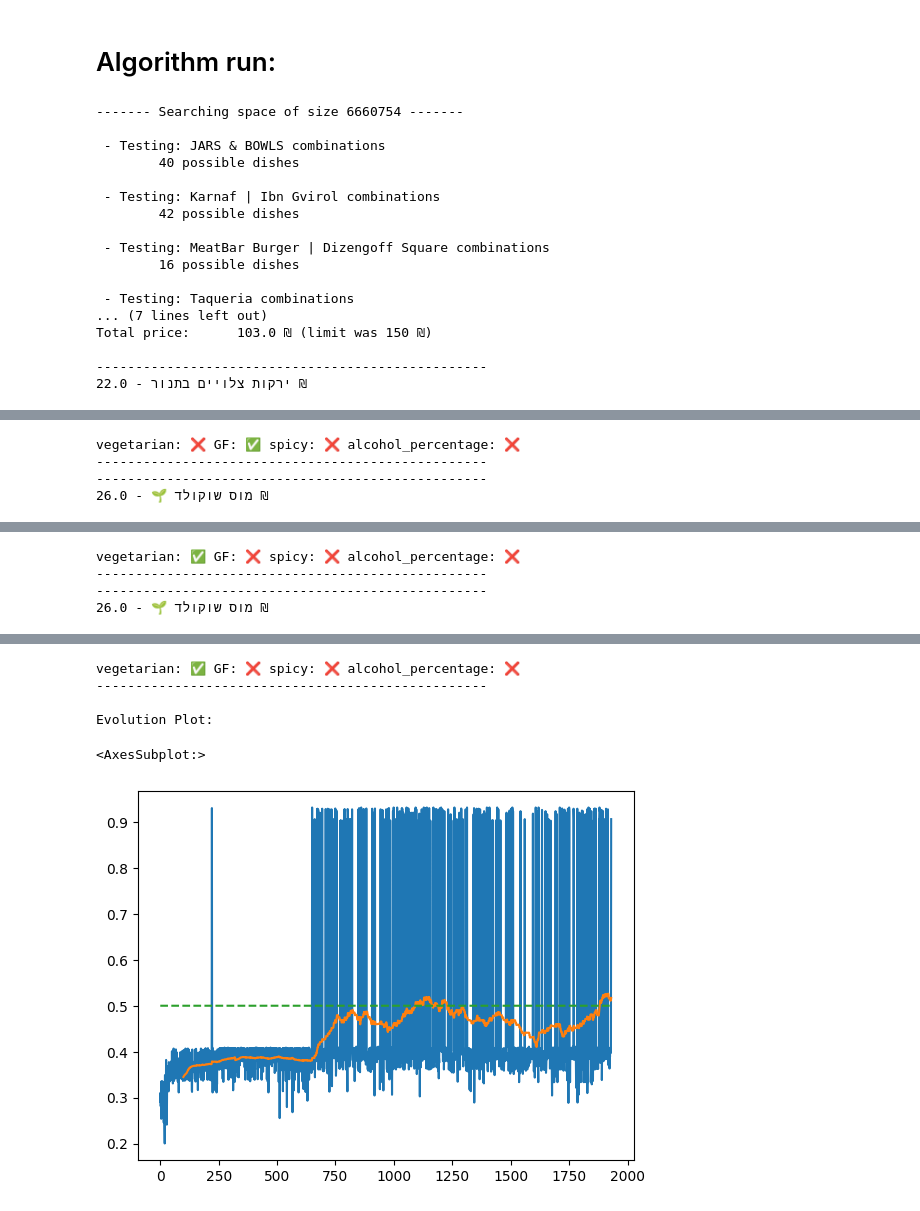
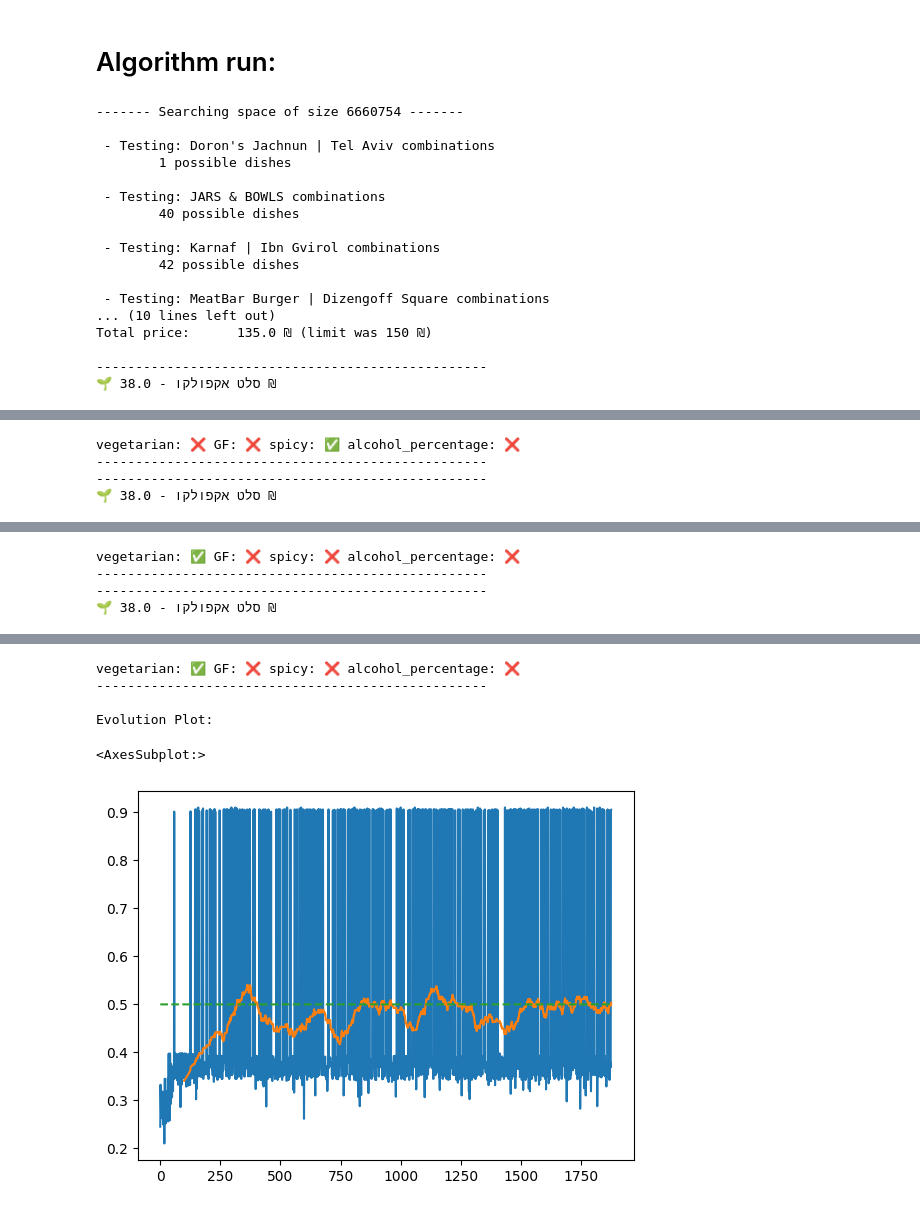
Before and after one commit to NitzanBarzilay/PickUsLunch, a Jupyter notebook: GeneticAlgorithm-WithWoltData.ipynb, the cells around one changed output, grey strips where cells are left out. Saved outputs shown, nothing was run; the diff lists cells and outputs as text; code cells hidden in the pictures.

```diff
--- a/GeneticAlgorithm-WithWoltData.ipynb
+++ b/GeneticAlgorithm-WithWoltData.ipynb
@@ -90,7 +90,11 @@ total_df
 # %% [markdown]
 ### User input:
 # %%
-user_input = get_user_input(people=4, price=150, vegetarian=[0, 0, 1, 1], GF=[0, 1, 0, 0])
+user_input = get_user_input(people=4, price=150,
+                            vegetarian         = [1, 0, 1, 1],
+                            GF                 = [0, 0, 0, 0],
+                            spicy              = [0, 1, 0, 0],
+                            alcohol_percentage = [0, 0, 0, 0])
 user_input
 # %% [output]
 {'people': 4,
@@ -113,7 +117,7 @@ for _, df in total_df.groupby('rest_name'):
 
 print(f'------- Searching space of size {combinations} -------\n')
 
-for restaurant, database in list(total_df.groupby('rest_name'))[1:]:
+for restaurant, database in list(total_df.groupby('rest_name')):
     print(f' - Testing: {restaurant} combinations \n\t{database.shape[0]} possible dishes\n')
     database.reset_index(inplace=True, drop=True)
     res = []
@@ -166,6 +170,9 @@ pd.Series(best_res).rolling(window=100).mean().plot()
 pd.Series(np.ones(len(best_res)) * 0.5).plot(style='--')
 # %% [output]
 ------- Searching space of size 6660754 -------
+
+ - Testing: Doron's Jachnun | Tel Aviv combinations
+        1 possible dishes
 
  - Testing: JARS & BOWLS combinations
         40 possible dishes
@@ -174,12 +181,9 @@ pd.Series(np.ones(len(best_res)) * 0.5).plot(style='--')
         42 possible dishes
 
  - Testing: MeatBar Burger | Dizengoff Square combinations
-        16 possible dishes
-
- - Testing: Taqueria combinations
-... (7 lines left out)
-Total price:      103.0 ₪ (limit was 150 ₪)
+... (10 lines left out)
+Total price:      135.0 ₪ (limit was 150 ₪)
 
 --------------------------------------------------
-ירקות צלויים בתנור - 22.0 ₪
+🌱 סלט אקפולקו - 38.0 ₪
 [interactive output not drawn]
@@ -190,17 +194,17 @@ vegetarian: ❌ GF: ❌ spicy: ❌ alcohol_percentage: ❌
 [interactive output not drawn]
-vegetarian: ❌ GF: ✅ spicy: ❌ alcohol_percentage: ❌
+vegetarian: ❌ GF: ❌ spicy: ✅ alcohol_percentage: ❌
 --------------------------------------------------
 --------------------------------------------------
-מוס שוקולד 🌱 - 26.0 ₪
+🌱 סלט אקפולקו - 38.0 ₪
 [interactive output not drawn]
 vegetarian: ✅ GF: ❌ spicy: ❌ alcohol_percentage: ❌
 --------------------------------------------------
 --------------------------------------------------
-מוס שוקולד 🌱 - 26.0 ₪
+🌱 סלט אקפולקו - 38.0 ₪
 [interactive output not drawn]
 vegetarian: ✅ GF: ❌ spicy: ❌ alcohol_percentage: ❌
 --------------------------------------------------
 
 Evolution Plot:
 <AxesSubplot:>
-[figure, old version]
+[figure, new version]
```
Also changed, not shown: parts of 8 cells of this notebook.
